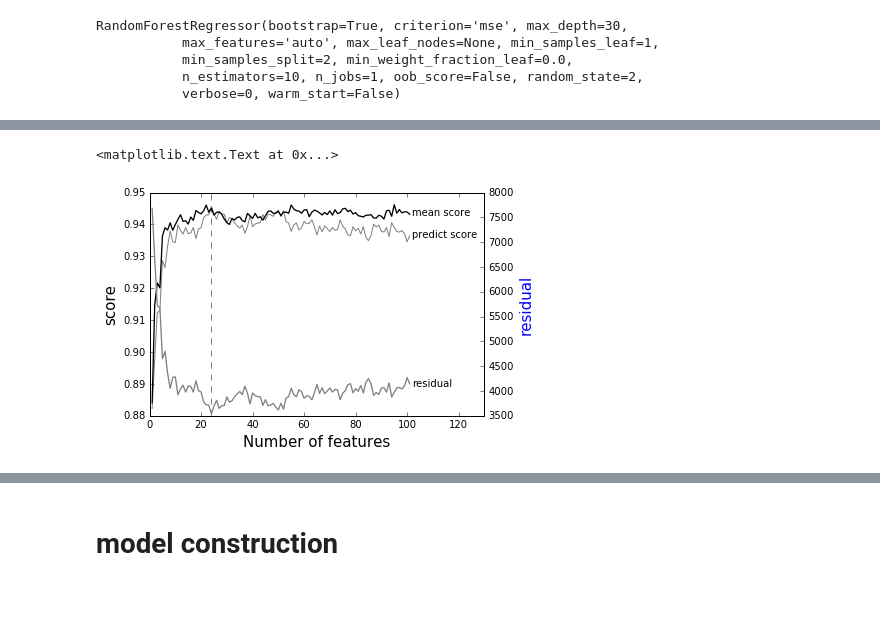
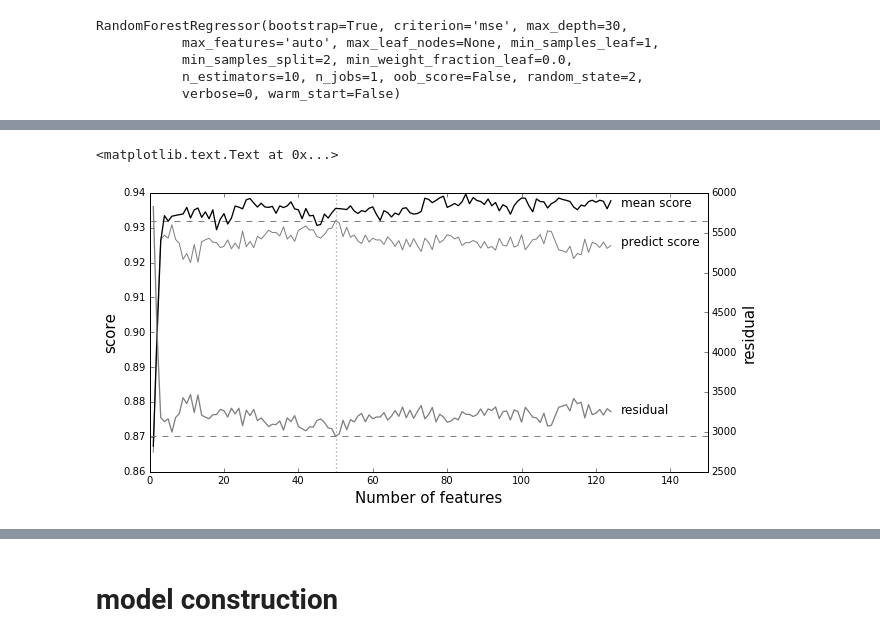
Before and after one commit to Pear21/infantGutMicrobiotaGrowth, a Jupyter notebook: infantGutMicrobiotaGrowth.ipynb, the cells around one changed output, grey strips where cells are left out. Drawn from its saved outputs; the diff is of its cells as text; code cells hidden in the pictures; blank space fills up the shorter version.

```diff
--- a/infantGutMicrobiotaGrowth.ipynb
+++ b/infantGutMicrobiotaGrowth.ipynb
@@ -213,6 +243,6 @@ list_abs_ge_03_union_d_m = list(set(sr_corr_month_abs_ge_03.index) | set(sr_corr
 # %%
-set_q75 = set(sr_std_721_profile_scaled_ge_75.index)
+set_q75 = set(sr_std_460_profile_scaled_ge_75.index)
 set_c03 = set(list_abs_ge_03_union_d_m)
-print len(set_q75 - set_c03)
-print len(set_c03 - set_q75)
-print len(set_c03 & set_q75)
+only_q75 = len(set_q75 - set_c03)
+only_c03 = len(set_c03 - set_q75)
+both_q75_c03 = len(set_c03 & set_q75)
@@ -242,10 +268,14 @@ df_all_but_gf_scaled_721_c03_d_m_AND_q75 = df_all_but_gf_scaled_721[list_c03_d_m
+# %%
+df_all_but_gf_scaled_460_c03_d_m_AND_q75 = df_all_but_gf_scaled_460[list_c03_d_m_AND_q75]
 # %% [markdown]
 ## select using RF
 # %%
 from sklearn.ensemble import RandomForestRegressor as rfr
 # %%
-X = df_all_but_gf_scaled_721_c03_d_m_AND_q75
-y = df_age_721_le36['month']
+X = df_all_but_gf_scaled_460_c03_d_m_AND_q75
+
+# use 'month'
+y = df_age_460_le36['month']
 # %%
 regr_rf = rfr(max_depth=30, random_state=2)
 regr_rf.fit(X, y)
@@ -307,7 +337,7 @@ Feature ranking:
 # %%
 from sklearn.cross_validation import cross_val_score
 # %%
-y = df_age_721_le36['month']
+y = df_age_460_le36['month']
 tmp_regr_rf = rfr(max_depth=30, random_state=2)
 
 idx = []
@@ -317,7 +347,7 @@ dict_residual = {}
 
 for i, id_ in enumerate(list_idx):
     idx.append(id_)
-    x = df_all_but_gf_scaled_721_c03_d_m_AND_q75.ix[:, idx]
+    x = df_all_but_gf_scaled_460_c03_d_m_AND_q75.ix[:, idx]
     tmp_regr_rf.fit(x, y)
     y_predict = tmp_regr_rf.predict(x)
     residual = y_predict - y
@@ -328,32 +358,38 @@ for i, id_ in enumerate(list_idx):
     dict_residual[i+1] = residual.sum()
 
     # print 'Processing feature %d' % i
-    if i == 100:
+
+    # according to feature importance info, select the top 124 features (with importance >= 0.001)
+    if i == 123:
          break
 # %%
 df_score_residual = pd.DataFrame([dict_score, dict_score_mean, dict_residual], index=['score', 'cross_val_score_mean', 'residual'])
 
+plt.figure(num=None, figsize=(10, 5), dpi=80, facecolor='white')
 ax = plt.gca()
+
 ax.plot(df_score_residual.ix['score'], c='grey', linestyle='-', linewidth=1)
 ax.set_ylabel('score', color='k', fontsize=15)
+ax.axhline(df_score_residual.ix['score'].max(), c='gray', linestyle='--')
 
 ax1 = ax.twinx()
 ax1.plot(df_score_residual.ix['cross_val_score_mean'], c='k', linewidth=1.3)
 ax1.set_yticklabels([])
 ax1.set_yticks([])
 # ax1.set_ylabel('', color='grey')
 
 ax2 = ax.twinx()
 ax2.plot(df_score_residual.ix['residual'], c='gray', linestyle='-', linewidth=1.3)
-ax2.set_ylabel('residual', color='b', fontsize=15)
+ax2.set_ylabel('residual', color='k', fontsize=15)
+ax2.axhline(df_score_residual.ix['residual'].min(), c='gray', linestyle='--')
 
-ax.axvline(24, c='gray', linestyle='--')
+ax.axvline(50, c='gray', linestyle=':', linewidth=1.2)
 ax.set_xlabel('Number of features', fontsize=15)
 
-plt.xlim(xmax=130)
-ax.text(.785, .9, 'mean score', transform=ax.transAxes, color='k')
-ax.text(.785, .8, 'predict score', transform=ax.transAxes, color='k')
-ax.text(.785, .13, 'residual', transform=ax.transAxes, color='k')
+plt.xlim(xmax=150)
+ax.text(.845, .95, 'mean score', transform=ax.transAxes, color='k', fontsize=12)
+ax.text(.845, .81, 'predict score', transform=ax.transAxes, color='k', fontsize=12)
+ax.text(.845, .21, 'residual', transform=ax.transAxes, color='k', fontsize=12)
 # %% [output]
 <matplotlib.text.Text at 0x...>
-[figure, old version]
+[figure, new version]
```
Also changed, not shown: parts of 61 cells of this notebook.
